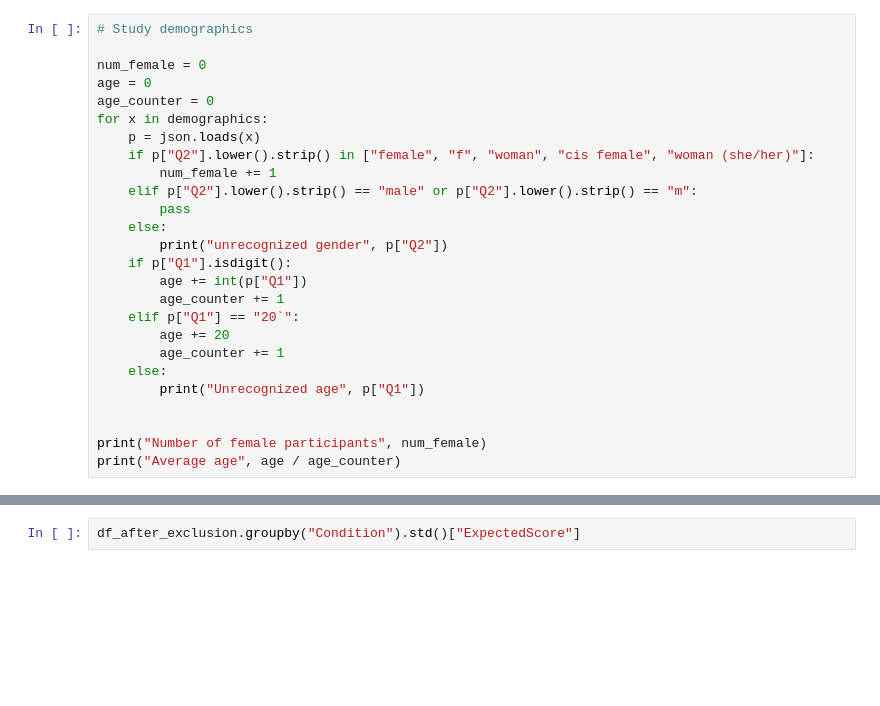
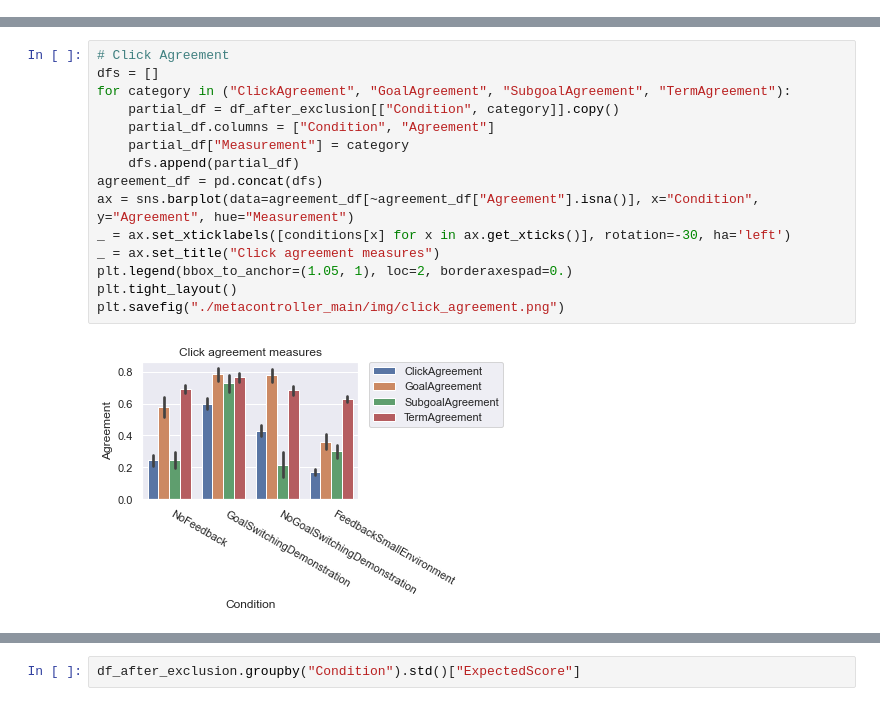
Before and after one commit to RationalityEnhancement/SSD_Hierarchical, a Jupyter notebook: Human-Experiments/metacontroller_main/main_analysis.ipynb, the cells around one changed output, grey strips where cells are left out. Drawn from its saved outputs; the diff is of its cells as text; blank space fills up the shorter version.

```diff
--- a/Human-Experiments/metacontroller_main/main_analysis.ipynb
+++ b/Human-Experiments/metacontroller_main/main_analysis.ipynb
@@ -113,26 +140,0 @@ Good responses 199
-# %%
-# Study demographics
-
-num_female = 0
-age = 0
-age_counter = 0
-for x in demographics:
-    p = json.loads(x)
-    if p["Q2"].lower().strip() in ["female", "f", "woman", "cis female", "woman (she/her)"]:
-        num_female += 1
-    elif p["Q2"].lower().strip() == "male" or p["Q2"].lower().strip() == "m":
-        pass
-    else:
-        print("unrecognized gender", p["Q2"])
-    if p["Q1"].isdigit():
-        age += int(p["Q1"])
-        age_counter += 1
-    elif p["Q1"] == "20`":
-        age += 20
-        age_counter += 1
-    else:
-        print("Unrecognized age", p["Q1"])
-
-
-print("Number of female participants", num_female)
-print("Average age", age / age_counter)
@@ -234,0 +141,17 @@ D no_demo-feedback 0.02937662739650694
+# %%
+# Click Agreement
+dfs = []
+for category in ("ClickAgreement", "GoalAgreement", "SubgoalAgreement", "TermAgreement"):
+    partial_df = df_after_exclusion[["Condition", category]].copy()
+    partial_df.columns = ["Condition", "Agreement"]
+    partial_df["Measurement"] = category
+    dfs.append(partial_df)
+agreement_df = pd.concat(dfs)
+ax = sns.barplot(data=agreement_df[~agreement_df["Agreement"].isna()], x="Condition", y="Agreement", hue="Measurement")
+_ = ax.set_xticklabels([conditions[x] for x in ax.get_xticks()], rotation=-30, ha='left')
+_ = ax.set_title("Click agreement measures")
+plt.legend(bbox_to_anchor=(1.05, 1), loc=2, borderaxespad=0.)
+plt.tight_layout()
+plt.savefig("./metacontroller_main/img/click_agreement.png")
+# %% [output]
+[figure, added]
```
Also changed, not shown: parts of 29 cells of this notebook, 10 other files.
